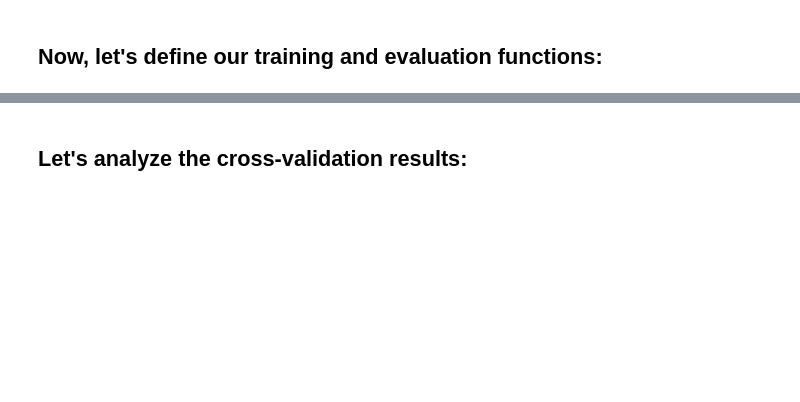
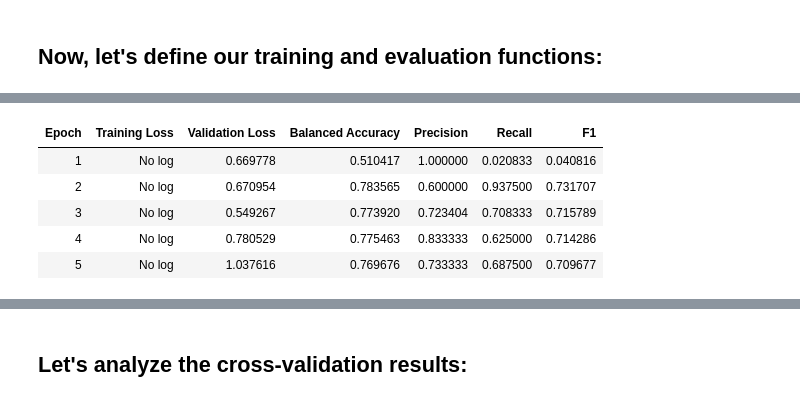
Before and after one commit to badaa002/DAT550-2025---Hyperpartisan-News-Detection-, a Jupyter notebook: notebooks/xlm_roberta.ipynb, the cells around one changed output, grey strips where cells are left out. Saved outputs shown, nothing was run; the diff lists cells and outputs as text; code cells hidden in the pictures; blank space fills up the shorter version.

```diff
--- a/notebooks/xlm_roberta.ipynb
+++ b/notebooks/xlm_roberta.ipynb
@@ -353,0 +93,87 @@ You should probably TRAIN this model on a down-stream task to be able to use it
+# %%
+# Set up device
+device = None
+if torch.cuda.is_available():
+    torch.cuda.empty_cache()
+    device = torch.device('cuda')
+else:
+    device = torch.device('cpu')
+    print("No GPU available, using CPU.")
+print(f"Using device: {device}")
+
+# Cross-validation loop (simplified)
+n_splits = 5
+kf = KFold(n_splits=n_splits, shuffle=True, random_state=0)
+fold_results = []
+
+for fold, (train_idx, val_idx) in enumerate(kf.split(X)):
+    print(f"\n=== Fold {fold+1}/{n_splits} ===")
+
+    X_train_fold, X_val_fold = X.iloc[train_idx], X.iloc[val_idx]
+    y_train_fold, y_val_fold = y.iloc[train_idx], y.iloc[val_idx]
+
+    # Apply random oversampling
+    ros = RandomOverSampler(random_state=42)
+    train_indices = np.array(range(len(X_train_fold))).reshape(-1, 1)
+    train_indices_resampled, y_train_resampled = ros.fit_resample(train_indices, y_train_fold.values)
+    train_indices_resampled = train_indices_resampled.flatten()
+    X_train_resampled = X_train_fold.iloc[train_indices_resampled].reset_index(drop=True)
+    y_train_resampled = pd.Series(y_train_resampled)
+
+    print(f"Original training data distribution: {y_train_fold.value_counts().to_dict()}")
+    print(f"Resampled training data distribution: {y_train_resampled.value_counts().to_dict()}")
+
+    # Tokenize datasets using our simplified function
+    train_dataset = tokenize_texts(X_train_resampled, y_train_resampled, tokenizer)
+    val_dataset = tokenize_texts(X_val_fold, y_val_fold, tokenizer)
+
+    # Create a fresh model for this fold
+    model = XLMRobertaForSequenceClassification.from_pretrained(
+        model_name,
+        num_labels=2,
+        classifier_dropout=0.3
+    ).to(device)
+
+    # Create data collator
+    data_collator = DataCollatorWithPadding(tokenizer=tokenizer)
+
+    # Training arguments
+    training_args = TrainingArguments(
+        output_dir=f"../models/xlm_roberta_fold_{fold+1}",
+        learning_rate=2e-5,
+        per_device_train_batch_size=8,
+        per_device_eval_batch_size=8,
+        num_train_epochs=8,
+        weight_decay=0.01,
+        evaluation_strategy="epoch",
+        save_strategy="epoch",
+        load_best_model_at_end=True,
+        metric_for_best_model="f1",
+        save_total_limit=1,
+        fp16=torch.cuda.is_available(),  # Use mixed precision if available
+    )
+
+    # Initialize trainer
+    trainer = Trainer(
+        model=model,
+        args=training_args,
+        train_dataset=train_dataset,
+        eval_dataset=val_dataset,
+        tokenizer=tokenizer,
+        data_collator=data_collator,
+        compute_metrics=compute_metrics,
+        callbacks=[EarlyStoppingCallback(early_stopping_patience=3)]
+    )
+
+    # Train and evaluate
+    trainer.train()
+    results = trainer.evaluate()
+    fold_results.append(results)
+
+    # Save model
+    trainer.save_model(f"../models/xlm_roberta_fold_{fold+1}")
+
+    # Clear memory
+    del model, trainer
+    torch.cuda.empty_cache()
+# %% [output]
@@ -353,0 +188,6 @@ You should probably TRAIN this model on a down-stream task to be able to use it
+| Epoch | Training Loss | Validation Loss | Balanced Accuracy | Precision | Recall | F1 |
+| 1 | No log | 0.669778 | 0.510417 | 1.000000 | 0.020833 | 0.040816 |
+| 2 | No log | 0.670954 | 0.783565 | 0.600000 | 0.937500 | 0.731707 |
+| 3 | No log | 0.549267 | 0.773920 | 0.723404 | 0.708333 | 0.715789 |
+| 4 | No log | 0.780529 | 0.775463 | 0.833333 | 0.625000 | 0.714286 |
+| 5 | No log | 1.037616 | 0.769676 | 0.733333 | 0.687500 | 0.709677 |
```
Also changed, not shown: parts of 12 cells of this notebook, 2 other files.
